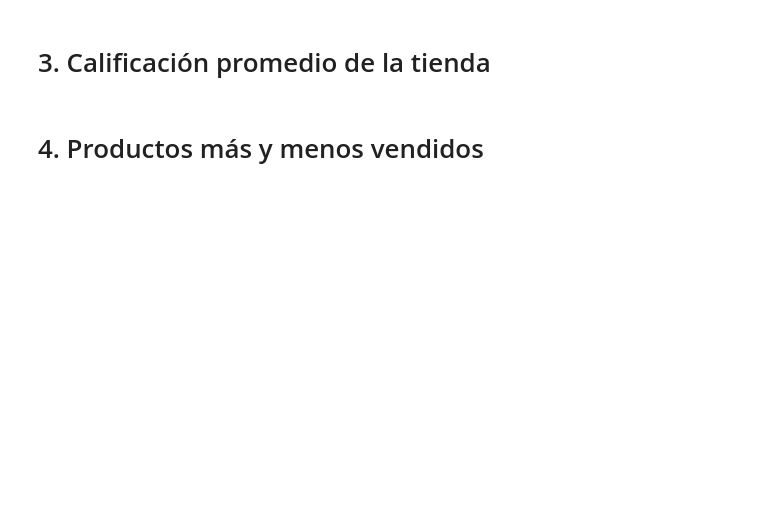
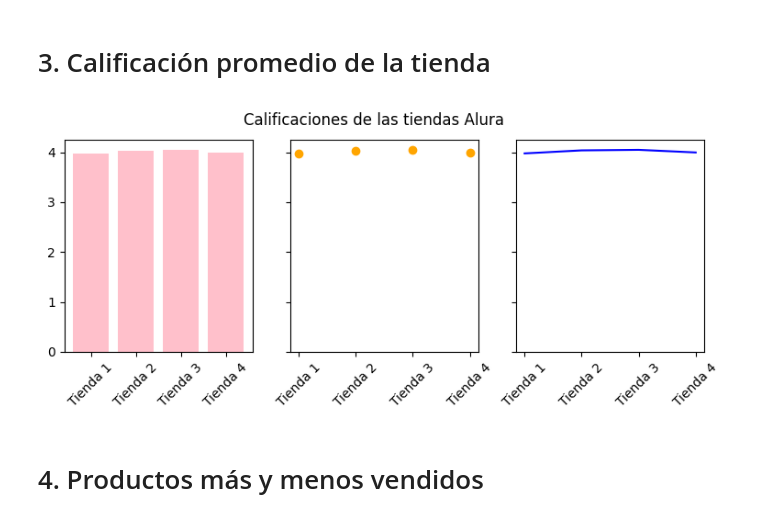
Before and after one commit to daveYR1409/AluraStore, a Jupyter notebook: AluraStoreLatam.ipynb, the cells around one changed output. Saved outputs shown, nothing was run; the diff lists cells and outputs as text; code cells hidden in the pictures; blank space fills up the shorter version.

```diff
--- a/AluraStoreLatam.ipynb
+++ b/AluraStoreLatam.ipynb
@@ -76,3 +137,36 @@ calificacionTienda(tienda3)
+# %%
+import matplotlib.pyplot as plt
+
+def calificacionTienda(shop):
+  '''
+  Esta función pertenece a la tarea de calcular el promedio de cada una de las tiendas, lo que realiza es
+  recibir un parámetro en el cual se hace una sumatoria de la columna "Calificación", una vez hecha la sumatoria
+  esta se almacena en la variable suma_calificacion y posteriormente en otra variable se almacena el número de elementos
+  de la columna y en una última variable llamada promedio se almacena la división de la suma entre el no. de elementos,
+  obteniendo el promedio.
+
+  '''
+  suma_calificacion = shop['Calificación'].sum()
+  elementos = len(shop['Calificación'])
+  promedio = suma_calificacion / elementos
+  return promedio
+
+#Gráfico de Barras
+
+fig, axs = plt.subplots(1, 3, figsize=(9, 3), sharey=True)
+
+axs[0].bar(['Tienda 1', 'Tienda 2', 'Tienda 3', 'Tienda 4'], [calificacionTienda(tienda), calificacionTienda(tienda2), calificacionTienda(tienda3), calificacionTienda(tienda4)], color='pink')
+axs[0].tick_params(axis='x', rotation=45)
+axs[1].scatter(['Tienda 1', 'Tienda 2', 'Tienda 3', 'Tienda 4'], [calificacionTienda(tienda), calificacionTienda(tienda2), calificacionTienda(tienda3), calificacionTienda(tienda4)], color='orange')
+axs[1].tick_params(axis='x', rotation=45)
+axs[2].plot(['Tienda 1', 'Tienda 2', 'Tienda 3', 'Tienda 4'], [calificacionTienda(tienda), calificacionTienda(tienda2), calificacionTienda(tienda3), calificacionTienda(tienda4)], color='blue')
+axs[2].tick_params(axis='x', rotation=45)
+fig.suptitle('Calificaciones de las tiendas Alura')
+plt.show()
+
+#Faltan 2 gráficos
+# %% [output]
+[figure, added]
 # %% [markdown]
 # 4. Productos más y menos vendidos
 # %%
```
Also changed, not shown: parts of 19 cells of this notebook.
